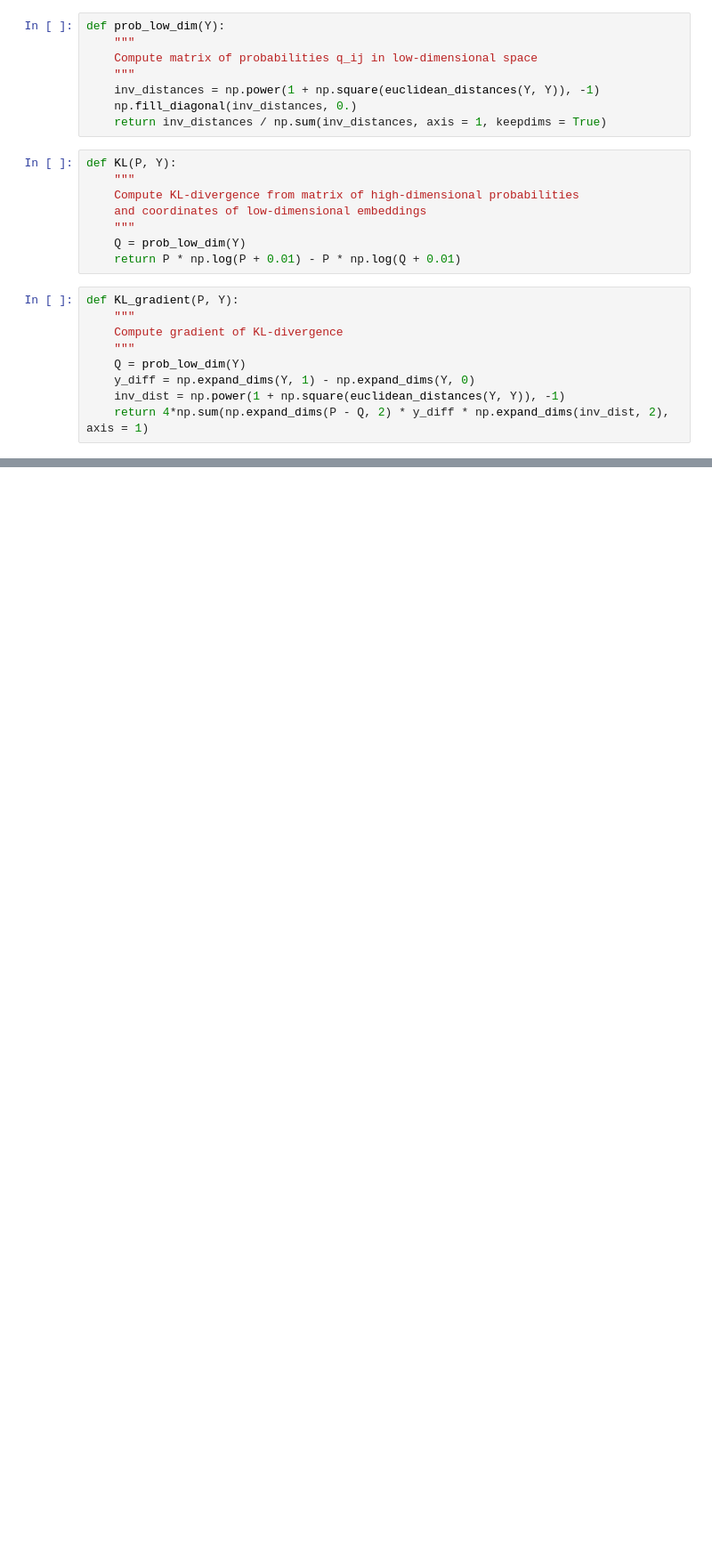
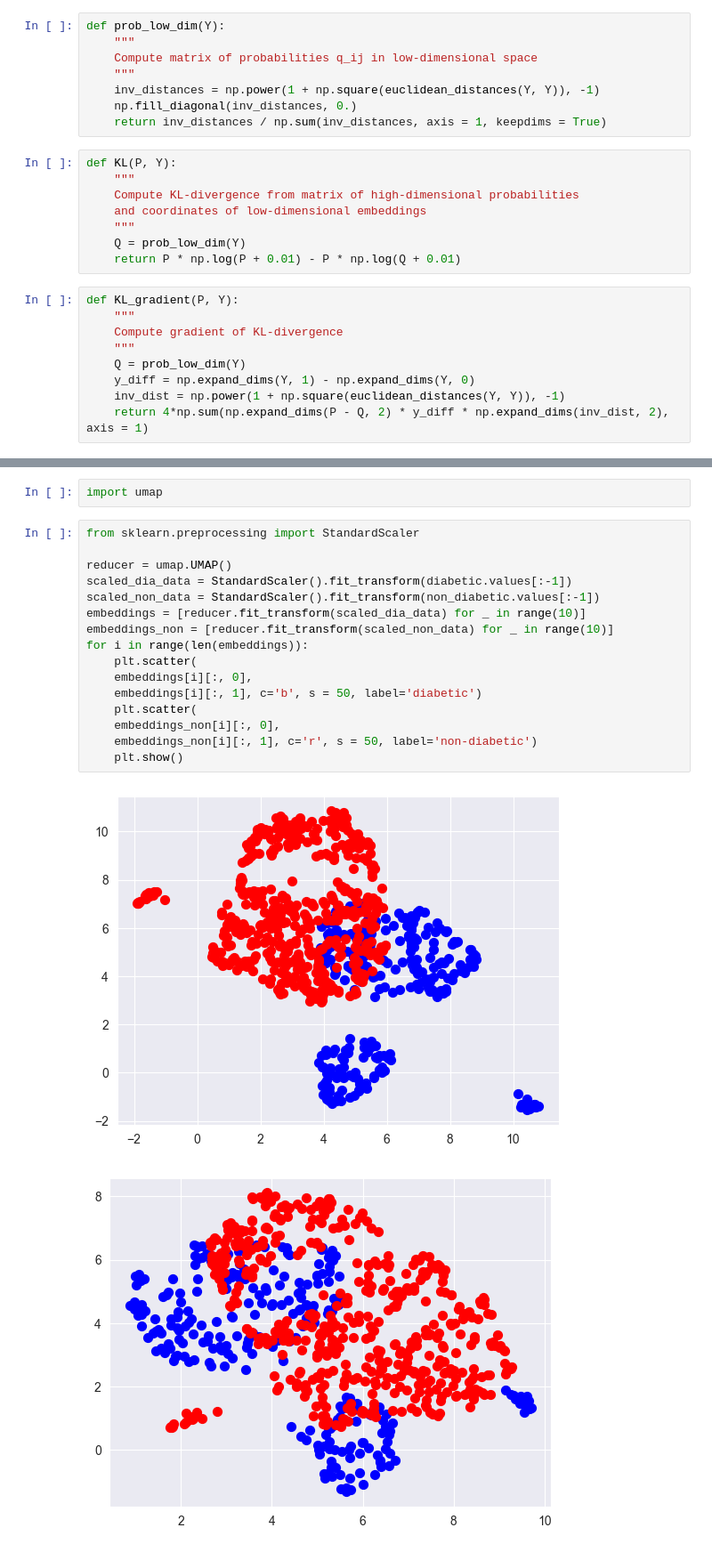
Before and after one commit to shin-fued/umap_vs_tsne, a Jupyter notebook: umap.ipynb, the cells around one changed output, grey strips where cells are left out. Shown: that part at 89% size. Drawn from its saved outputs; the diff is of its cells as text; blank space fills up the shorter version.

```diff
--- a/umap.ipynb
+++ b/umap.ipynb
@@ -319,0 +385,21 @@ plt.show()
+# %%
+import umap
+# %%
+from sklearn.preprocessing import StandardScaler
+
+reducer = umap.UMAP()
+scaled_dia_data = StandardScaler().fit_transform(diabetic.values[:-1])
+scaled_non_data = StandardScaler().fit_transform(non_diabetic.values[:-1])
+embeddings = [reducer.fit_transform(scaled_dia_data) for _ in range(10)]
+embeddings_non = [reducer.fit_transform(scaled_non_data) for _ in range(10)]
+for i in range(len(embeddings)):
+    plt.scatter(
+    embeddings[i][:, 0],
+    embeddings[i][:, 1], c='b', s = 50, label='diabetic')
+    plt.scatter(
+    embeddings_non[i][:, 0],
+    embeddings_non[i][:, 1], c='r', s = 50, label='non-diabetic')
+    plt.show()
+# %% [output]
+[figure, added]
+[figure, added]
```
Also changed, not shown: parts of 9 cells of this notebook.
